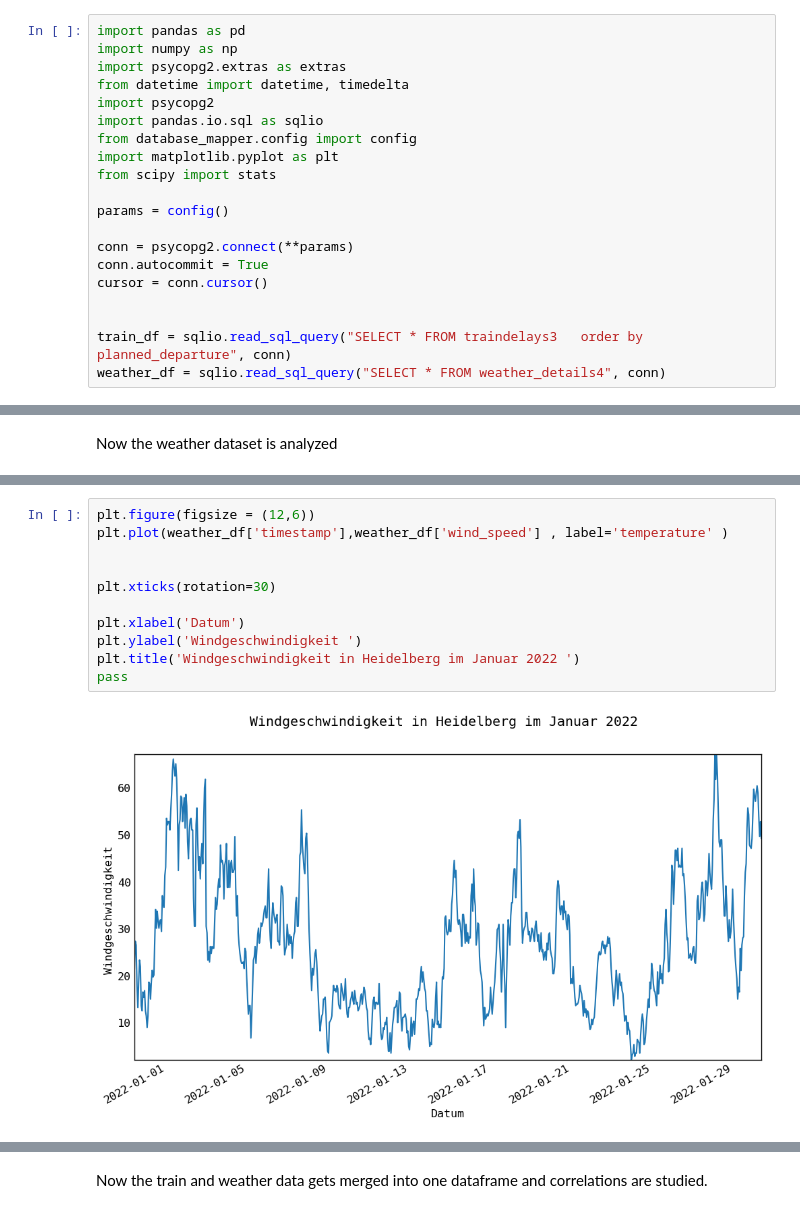
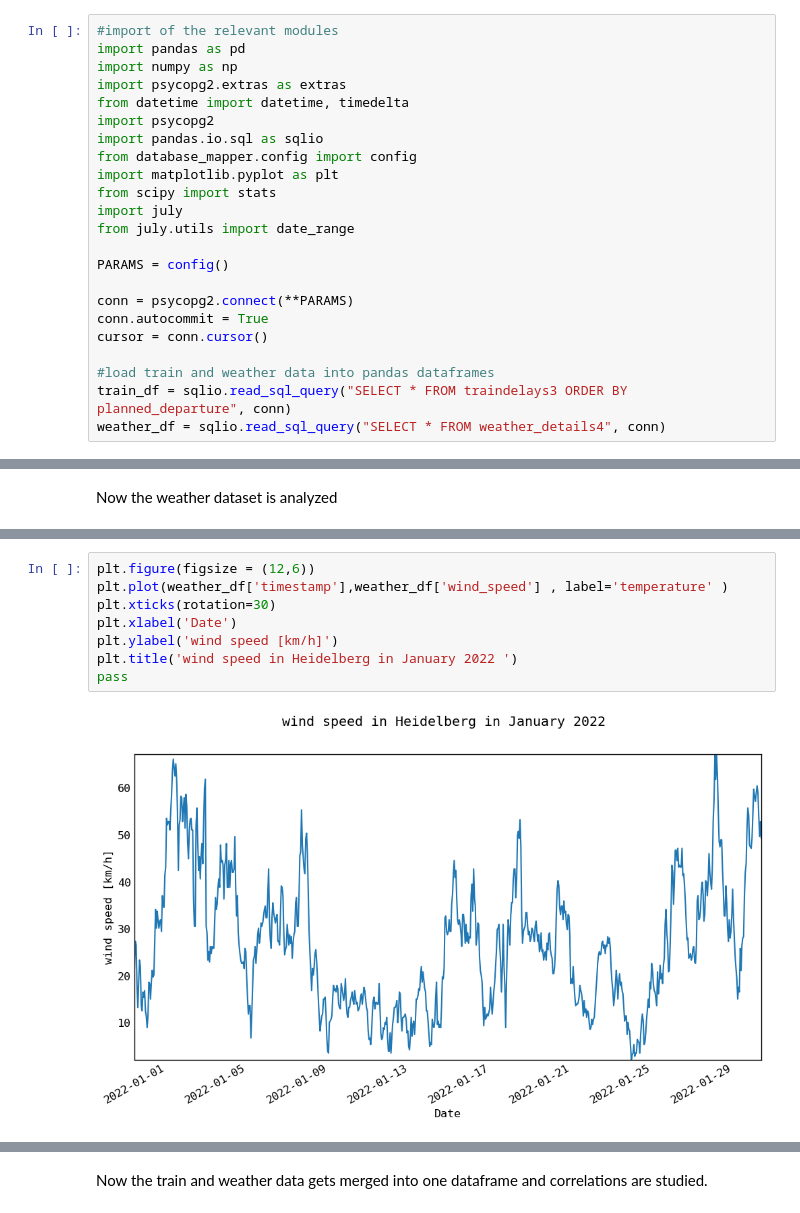
Before and after one commit to rebecca-gartner/weather_data_analysis, a Jupyter notebook: traindelay_analysis.ipynb, the cells around one changed output, grey strips where cells are left out. Cells and saved outputs as stored; diff of their text form.

```diff
--- a/traindelay_analysis.ipynb
+++ b/traindelay_analysis.ipynb
@@ -1,4 +5,5 @@
 # %%
+#import of the relevant modules
 import pandas as pd
 import numpy as np
 import psycopg2.extras as extras
@@ -8,14 +13,16 @@ import pandas.io.sql as sqlio
 from database_mapper.config import config
 import matplotlib.pyplot as plt
 from scipy import stats
+import july
+from july.utils import date_range
 
-params = config()
+PARAMS = config()
 
-conn = psycopg2.connect(**params)
+conn = psycopg2.connect(**PARAMS)
 conn.autocommit = True
 cursor = conn.cursor()
 
-
-train_df = sqlio.read_sql_query("SELECT * FROM traindelays3   order by planned_departure", conn)
+#load train and weather data into pandas dataframes
+train_df = sqlio.read_sql_query("SELECT * FROM traindelays3 ORDER BY planned_departure", conn)
 weather_df = sqlio.read_sql_query("SELECT * FROM weather_details4", conn)
 # %%
@@ -137,16 +154,13 @@ pass
 # %%
 plt.figure(figsize = (12,6))
 plt.plot(weather_df['timestamp'],weather_df['wind_speed'] , label='temperature' )
-
-
 plt.xticks(rotation=30)
-
-plt.xlabel('Datum')
-plt.ylabel('Windgeschwindigkeit ')
-plt.title('Windgeschwindigkeit in Heidelberg im Januar 2022 ')
+plt.xlabel('Date')
+plt.ylabel('wind speed [km/h]')
+plt.title('wind speed in Heidelberg in January 2022 ')
 pass
 # %% [output]
-[figure, old version]
+[figure, new version]
 # %%
 plt.hist(weather_df['icon'], bins=np.arange(9)-0.5)
 plt.xticks(rotation=90, fontsize=10)
```
Also changed, not shown: parts of 18 cells of this notebook, 10 other files.
